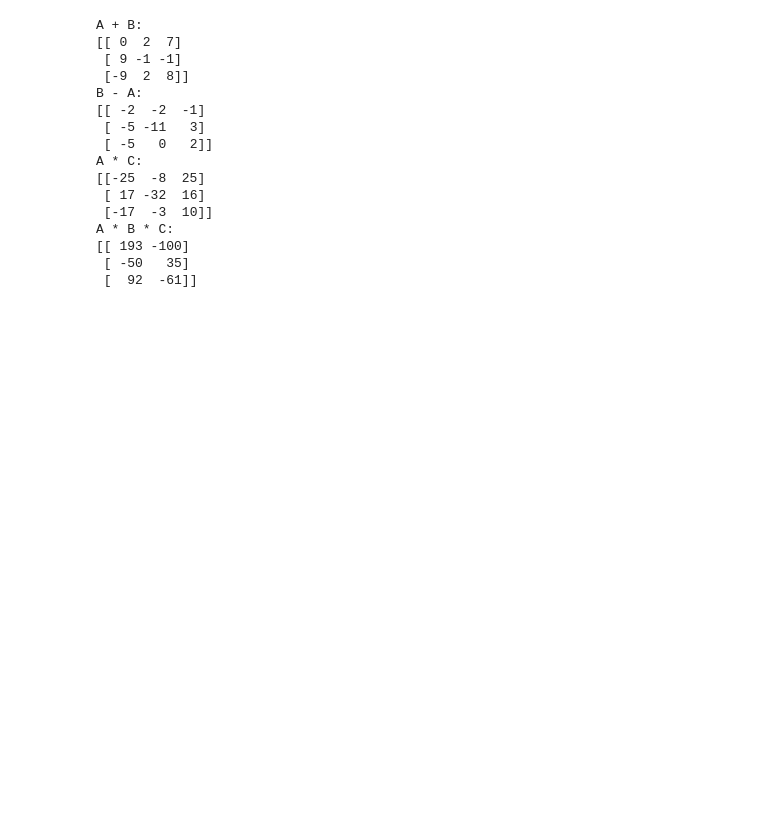
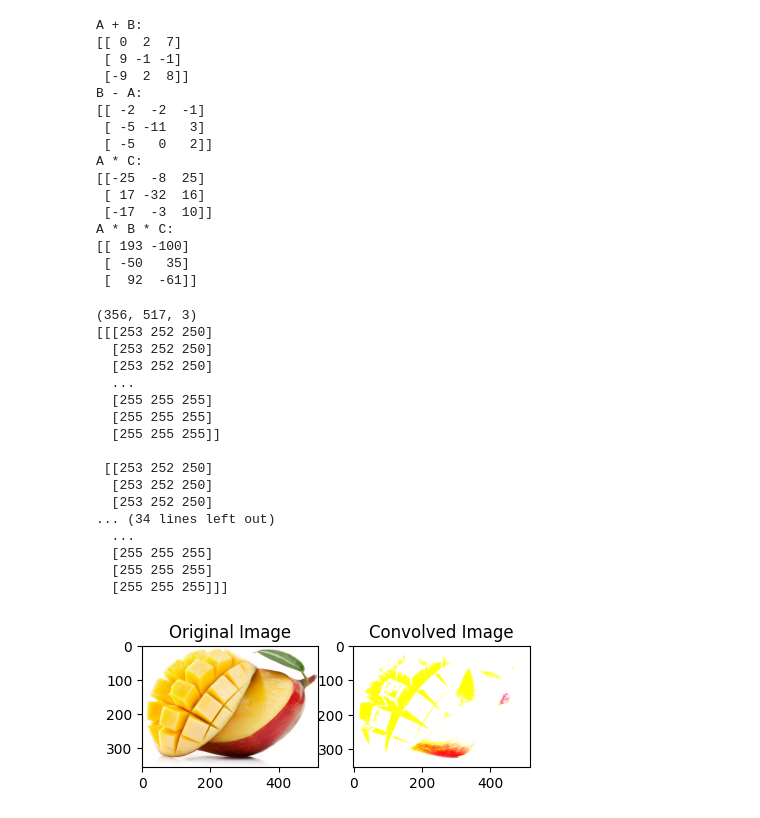
Before and after one commit to julika333/TMS-DS, a Jupyter notebook: lesson_11_matrix/HW_11.ipynb, the cells around one changed output. Cells and saved outputs as stored; diff of their text form; code cells hidden in the pictures; blank space fills up the shorter version.

```diff
--- a/lesson_11_matrix/HW_11.ipynb
+++ b/lesson_11_matrix/HW_11.ipynb
@@ -89,3 +89,66 @@ A * B * C:
 [[ 193 -100]
  [ -50   35]
  [  92  -61]]
+# %%
+import numpy as np
+import matplotlib.pyplot as plt
+
+def convolve2d_manual(image, kernel):
+    kernel_height, kernel_width = kernel.shape
+    image_height, image_width, num_channels = image.shape
+
+    output = np.zeros((image_height - kernel_height + 1, image_width - kernel_width + 1, num_channels))
+
+    for channel in range(num_channels):
+        for y in range(image_height - kernel_height + 1):
+            for x in range(image_width - kernel_width + 1):
+                output[y, x, channel] = np.sum(
+                    image[y:y + kernel_height, x:x + kernel_width, channel] * kernel
+                ).clip(0, 255)
+
+    return output.astype(np.uint8)
+
+
+# Example of a 3x3 convolution kernel
+kernel = np.array([[0.5, 1, 0.5],
+                   [1, 1, 1],
+                   [0.5, 1, 0.5]])
+
+
+image = plt.imread('/content/sample_data/Image_4_medium.jpg')
+print(image.shape)
+print(image)
+
+convolved_image = convolve2d_manual(image, kernel)
+
+
+plt.figure(figsize=(5, 2))
+
+plt.subplot(1, 2, 1)
+plt.imshow(image)
+plt.title("Original Image")
+
+plt.subplot(1, 2, 2)
+plt.imshow(convolved_image)
+plt.title("Convolved Image")
+
+plt.show()
+# %% [output]
+(356, 517, 3)
+[[[253 252 250]
+  [253 252 250]
+  [253 252 250]
+  ...
+  [255 255 255]
+  [255 255 255]
+  [255 255 255]]
+
+ [[253 252 250]
+  [253 252 250]
+  [253 252 250]
+... (34 lines left out)
+  ...
+  [255 255 255]
+  [255 255 255]
+  [255 255 255]]]
+[figure, added]
```
